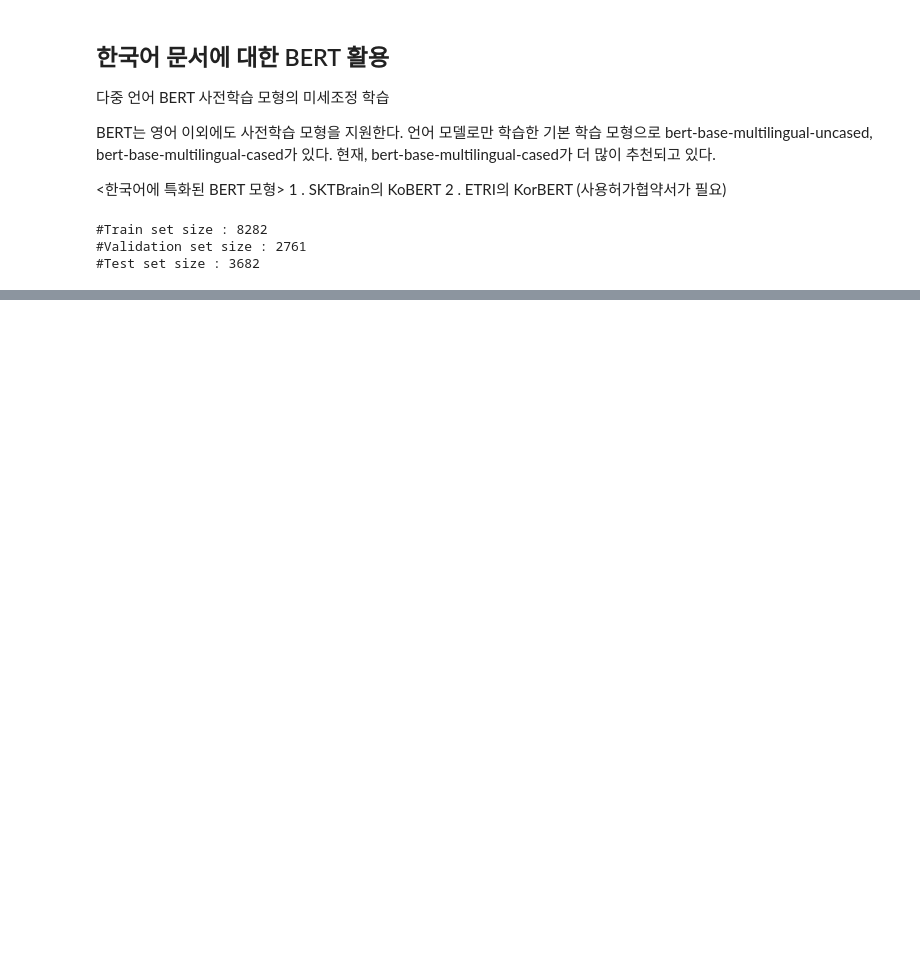
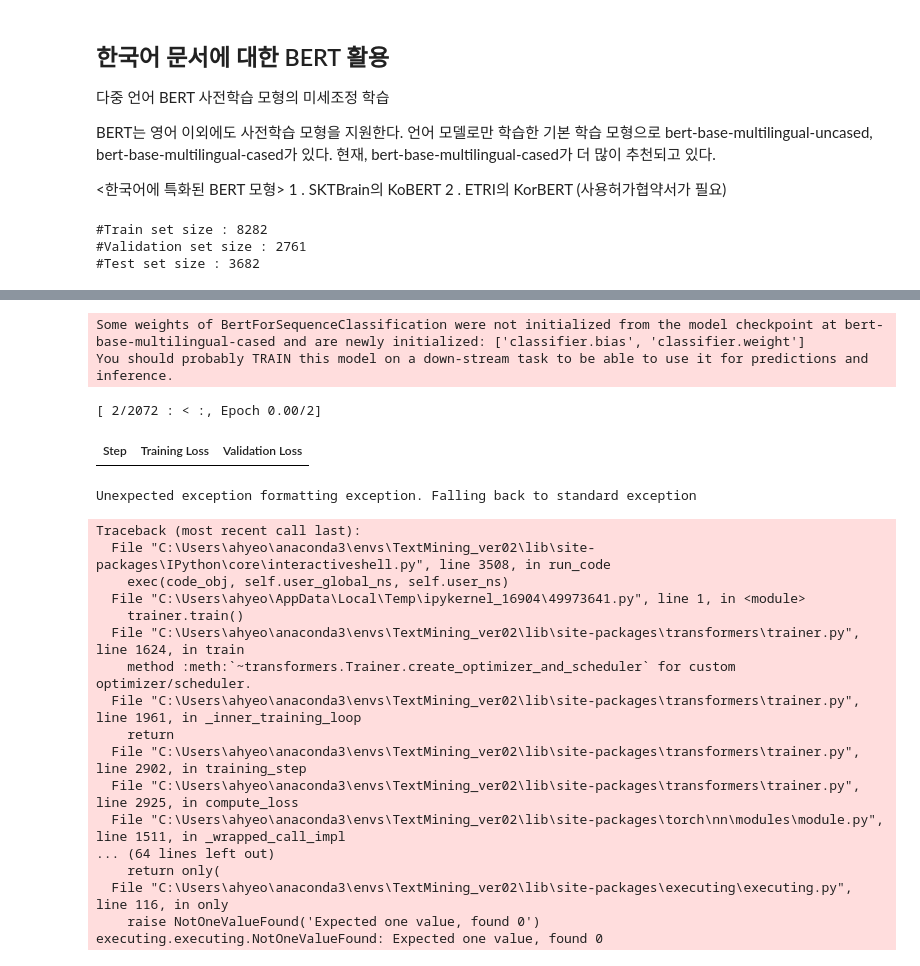
Before and after one commit to Yoon-Ahyeon/TextMining, a Jupyter notebook: Chapter03_pt/korea_doc_bert.ipynb, the cells around one changed output, grey strips where cells are left out. Cells and saved outputs as stored; diff of their text form; code cells hidden in the pictures; blank space fills up the shorter version.

```diff
--- a/Chapter03_pt/korea_doc_bert.ipynb
+++ b/Chapter03_pt/korea_doc_bert.ipynb
@@ -33,0 +98,54 @@ print('#Test set size :', len(X_test))
+# %%
+#데이터셋 생성
+train_dataset = OurDataset(train_input, y_train)
+val_dataset = OurDataset(val_input, y_train)
+test_dataset = OurDataset(test_input, y_train)
+# %%
+model = BertForSequenceClassification.from_pretrained("bert-base-multilingual-cased")
+# %% [output]
+Some weights of BertForSequenceClassification were not initialized from the model checkpoint at bert-base-multilingual-cased and are newly initialized: ['classifier.bias', 'classifier.weight']
+You should probably TRAIN this model on a down-stream task to be able to use it for predictions and inference.
+# %%
+#Trainer에 사용할 파라미터 지정
+training_args = TrainingArguments(
+    output_dir = "./results",
+    num_train_epochs=2,
+    evaluation_strategy="steps",
+    eval_steps = 5,
+    per_device_train_batch_size= 8,
+    per_device_eval_batch_size=16,
+    warmup_steps=200, #warmup steps 수
+    weight_decay=0.01
+)
+# %%
+##trainer 객체 설정
+trainer = Trainer(
+    model = model,
+    args = training_args,
+    train_dataset = train_dataset,
+    eval_dataset = val_dataset, #검증 데이터셋
+    compute_metrics= compute_metrics
+)
+# %%
+trainer.train()
+# %% [output]
+[ 2/2072 : < :, Epoch 0.00/2]
+| Step | Training Loss | Validation Loss |
+Unexpected exception formatting exception. Falling back to standard exception
+Traceback (most recent call last):
+  File "C:\Users\ahyeo\anaconda3\envs\TextMining_ver02\lib\site-packages\IPython\core\interactiveshell.py", line 3508, in run_code
+    exec(code_obj, self.user_global_ns, self.user_ns)
+  File "C:\Users\ahyeo\AppData\Local\Temp\ipykernel_16904\49973641.py", line 1, in <module>
+    trainer.train()
+  File "C:\Users\ahyeo\anaconda3\envs\TextMining_ver02\lib\site-packages\transformers\trainer.py", line 1624, in train
+    method :meth:`~transformers.Trainer.create_optimizer_and_scheduler` for custom optimizer/scheduler.
+  File "C:\Users\ahyeo\anaconda3\envs\TextMining_ver02\lib\site-packages\transformers\trainer.py", line 1961, in _inner_training_loop
+    return
+  File "C:\Users\ahyeo\anaconda3\envs\TextMining_ver02\lib\site-packages\transformers\trainer.py", line 2902, in training_step
+  File "C:\Users\ahyeo\anaconda3\envs\TextMining_ver02\lib\site-packages\transformers\trainer.py", line 2925, in compute_loss
+  File "C:\Users\ahyeo\anaconda3\envs\TextMining_ver02\lib\site-packages\torch\nn\modules\module.py", line 1511, in _wrapped_call_impl
+... (64 lines left out)
+    return only(
+  File "C:\Users\ahyeo\anaconda3\envs\TextMining_ver02\lib\site-packages\executing\executing.py", line 116, in only
+    raise NotOneValueFound('Expected one value, found 0')
+executing.executing.NotOneValueFound: Expected one value, found 0
```
Also changed, not shown: parts of 20 cells of this notebook, 2 other files.
